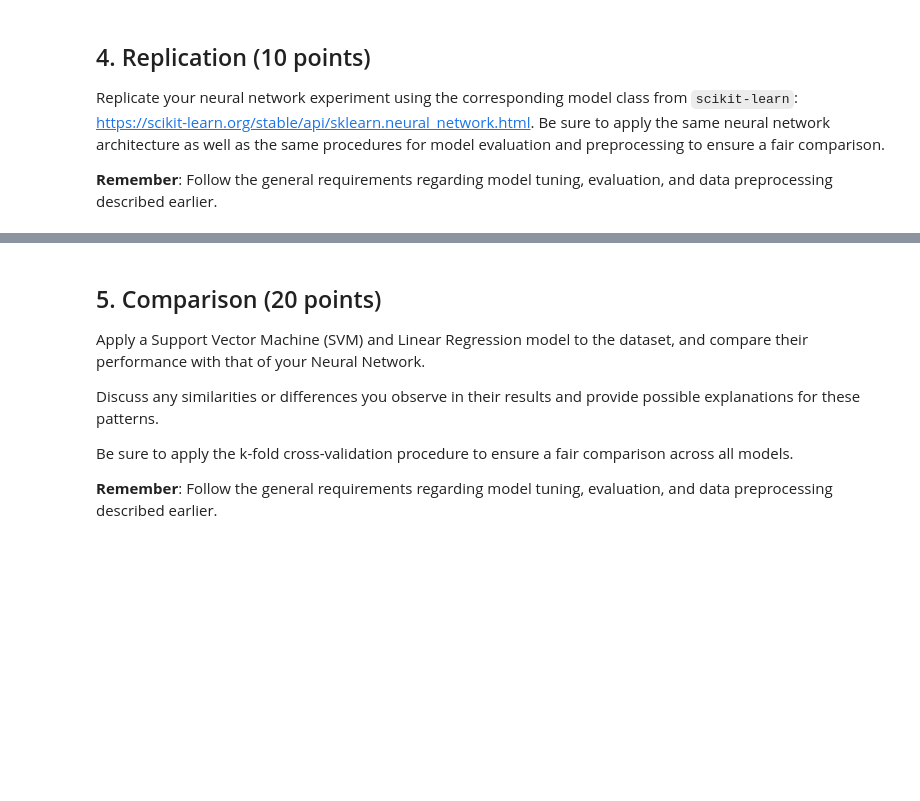
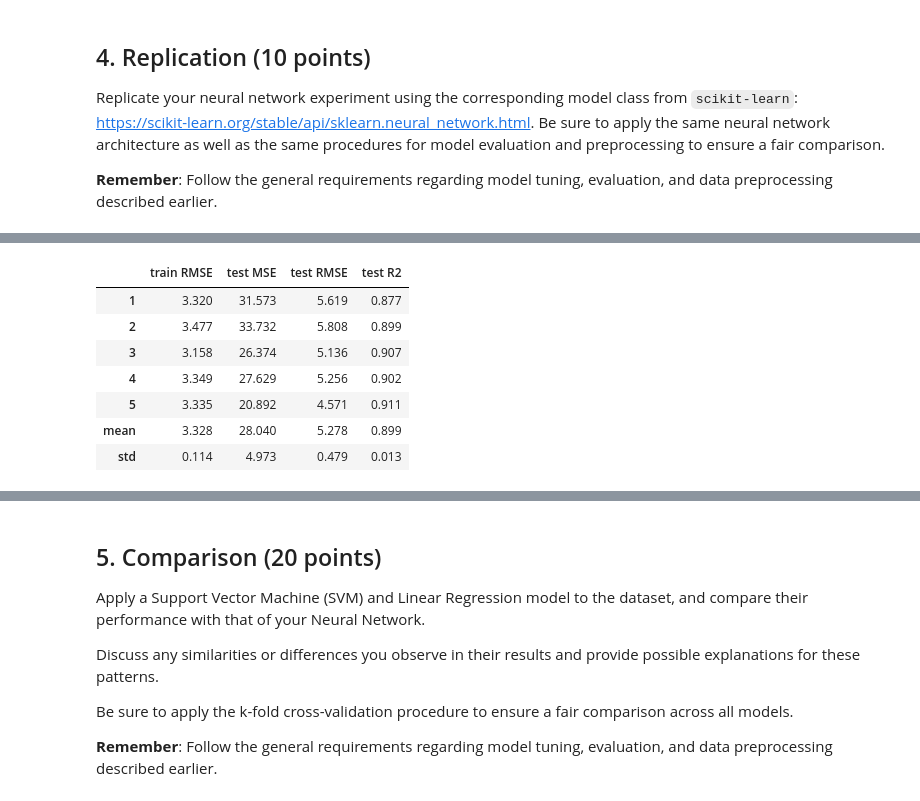
Before and after one commit to AudreyStelle/ML-Lab-3-Non-linear-Dimensionality-Reduction---t-SNE-and-UMAP, a Jupyter notebook: 05-neural-networks-real-data.ipynb, the cells around one changed output, grey strips where cells are left out. Drawn from its saved outputs; the diff is of its cells as text; code cells hidden in the pictures; blank space fills up the shorter version.

```diff
--- a/05-neural-networks-real-data.ipynb
+++ b/05-neural-networks-real-data.ipynb
@@ -288,2 +312,49 @@ Replicate your neural network experiment using the corresponding model class fro
 # %%
-# USE AS MANY CELLS AS NEEDED
+import warnings
+from sklearn.neural_network import MLPRegressor
+from sklearn.pipeline import make_pipeline
+from sklearn.exceptions import ConvergenceWarning
+
+sk_results = []
+sk_losses = []
+for fold, (train_idx, test_idx) in enumerate(kf.split(X), start=1):
+    X_train, X_test = X.iloc[train_idx], X.iloc[test_idx]
+    y_train, y_test = y.iloc[train_idx], y.iloc[test_idx]
+
+    model = make_pipeline(
+        StandardScaler(),
+        MLPRegressor(hidden_layer_sizes=(64, 64), activation="relu", solver="adam",
+                     learning_rate_init=0.001, batch_size=32, max_iter=300,
+                     alpha=0, n_iter_no_change=300, random_state=42),
+    )
+    # it warns that it hit max_iter, which is what we want here
+    with warnings.catch_warnings():
+        warnings.simplefilter("ignore", ConvergenceWarning)
+        model.fit(X_train, y_train)
+
+    # sklearn records half the MSE, so multiply by 2 to compare with nn.MSELoss
+    sk_losses.append([2 * loss for loss in model[-1].loss_curve_])
+
+    train_pred = model.predict(X_train)
+    test_pred = model.predict(X_test)
+
+    test_mse = mean_squared_error(y_test, test_pred)
+    sk_results.append({
+        "fold": fold,
+        "train RMSE": mean_squared_error(y_train, train_pred) ** 0.5,
+        "test MSE": test_mse,
+        "test RMSE": test_mse ** 0.5,
+        "test R2": r2_score(y_test, test_pred),
+    })
+
+sk_results = pd.DataFrame(sk_results).set_index("fold")
+pd.concat([sk_results, sk_results.agg(["mean", "std"])]).round(3)
+# %% [output]
+|  | train RMSE | test MSE | test RMSE | test R2 |
+| 1 | 3.320 | 31.573 | 5.619 | 0.877 |
+| 2 | 3.477 | 33.732 | 5.808 | 0.899 |
+| 3 | 3.158 | 26.374 | 5.136 | 0.907 |
+| 4 | 3.349 | 27.629 | 5.256 | 0.902 |
+| 5 | 3.335 | 20.892 | 4.571 | 0.911 |
+| mean | 3.328 | 28.040 | 5.278 | 0.899 |
+| std | 0.114 | 4.973 | 0.479 | 0.013 |
```
Also changed, not shown: parts of 6 cells of this notebook.
